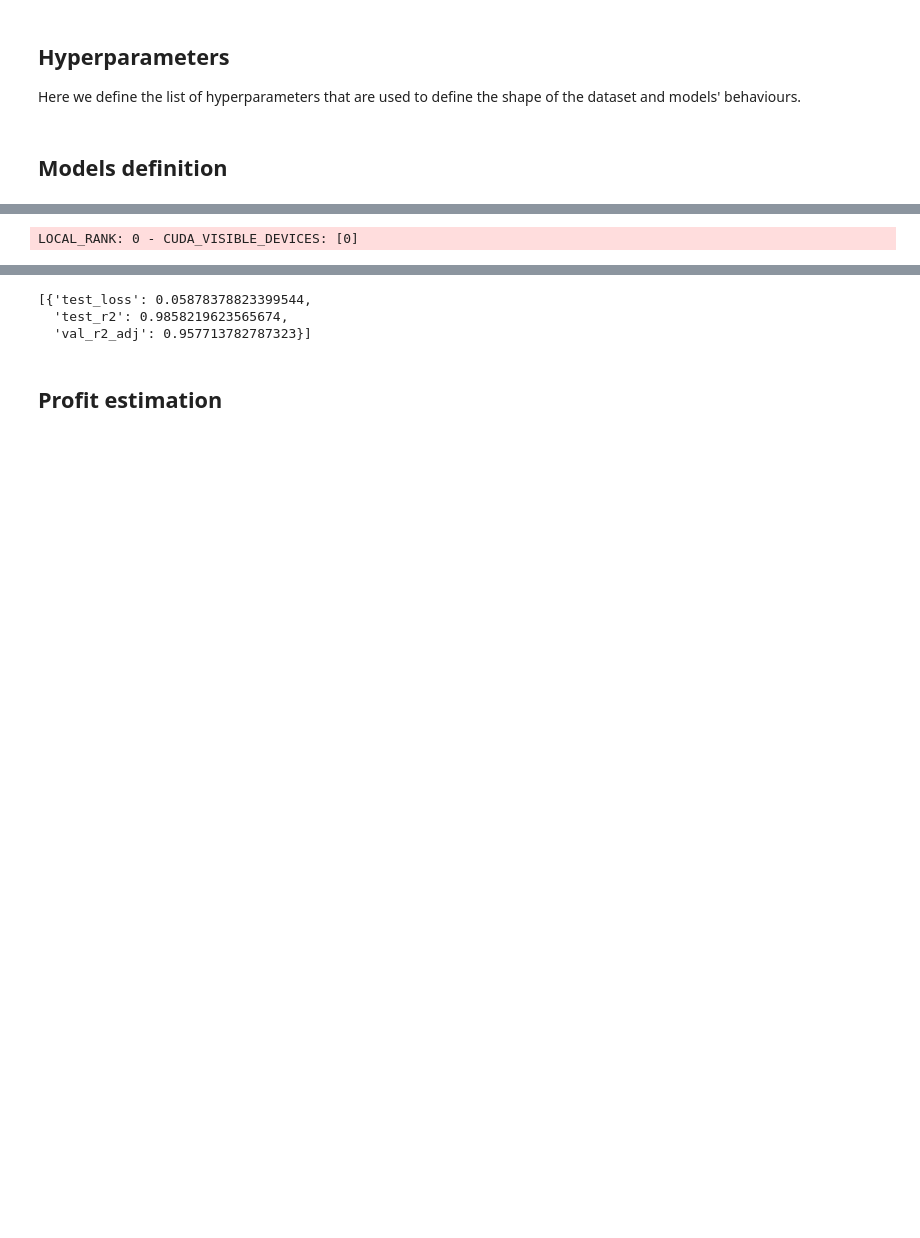
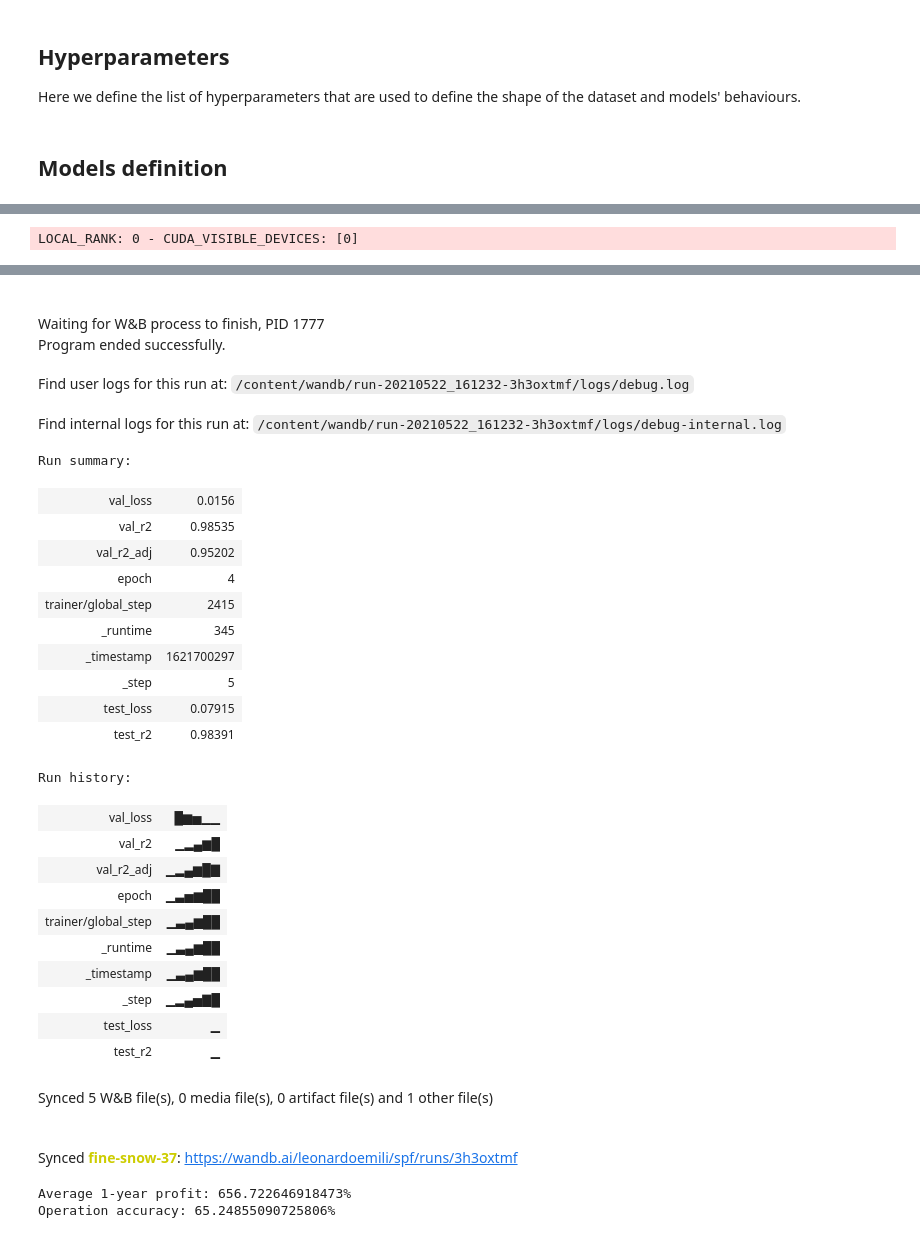
Before and after one commit to LeonardoEmili/stock-price-forecasting, a Jupyter notebook: forecasting.ipynb, the cells around one changed output, grey strips where cells are left out. Cells and saved outputs as stored; diff of their text form; code cells hidden in the pictures; blank space fills up the shorter version.

`````diff
--- a/forecasting.ipynb
+++ b/forecasting.ipynb
@@ -530,20 +553,39 @@ class SlidingWindowDataset(Dataset):
         # The list of features used for training
         columns = dfs[0].columns.drop('Date').tolist()
 
+        scalable_features = ['DE Ratio', 'Trailing P/E', 'Price/Sales', 'Price/Book',
+            'Profit Margin', 'Operating Margin', 'Return on Assets',
+            'Return on Equity', 'Revenue Per Share', 'Market Cap',
+            'Enterprise Value', 'PEG Ratio', 'Enterprise Value/Revenue',
+            'Enterprise Value/EBITDA', 'Revenue', 'Gross Profit', 'EBITDA',
+            'Net Income Avl to Common ', 'Diluted EPS', 'Earnings Growth',
+            'Revenue Growth', 'Total Cash', 'Total Cash Per Share', 'Total Debt',
+            'Current Ratio', 'Book Value Per Share', 'Cash Flow', 'Beta', 'Volume',
+            'Adjusted Close', 'SMA', 'RSI']
+
+        # Compute dataset statistics from the train split
+        train_data = pd.concat(train_split).drop('Date', axis=1)
+        mean_vec = train_data[scalable_features].mean()
+        std_vec = train_data[scalable_features].std()
+        target_idx = scalable_features.index(target_col)
+
         # Create train/val/test splits with sliding windows, dropping unused columns
-        train_data = pd.concat(train_split).drop('Date', axis=1).to_numpy()
+        #train_data = pd.concat(train_split).drop('Date', axis=1).to_numpy()
+        train_data[scalable_features] = (train_data[scalable_features] - mean_vec) / std_vec
         train_idxs = torch.cat(train_stack)
-        train_ds = cls(train_data, train_idxs, target_col_idx, columns)
+        train_ds = cls(train_data.to_numpy(), train_idxs, target_col_idx, columns)
 
-        val_data = pd.concat(val_split).drop('Date', axis=1).to_numpy()
+        val_data = pd.concat(val_split).drop('Date', axis=1)
+        val_data[scalable_features] = (val_data[scalable_features] - mean_vec) / std_vec
         val_idxs = torch.cat(val_stack)
-        val_ds = cls(val_data, val_idxs, target_col_idx, columns)
+        val_ds = cls(val_data.to_numpy(), val_idxs, target_col_idx, columns)
 
         test_idxs = torch.cat(test_stack)
-        test_data = pd.concat(test_split).drop('Date', axis=1).to_numpy()
-        test_ds = cls(test_data, test_idxs, target_col_idx, columns)
+        test_data = pd.concat(test_split).drop('Date', axis=1)
+        test_data[scalable_features] = (test_data[scalable_features] - mean_vec) / std_vec
+        test_ds = cls(test_data.to_numpy(), test_idxs, target_col_idx, columns)
 
-        return train_ds, val_ds, test_ds
+        return train_ds, val_ds, test_ds, (mean_vec[target_idx], std_vec[target_idx])
 
 class SlidingWindowDataModule(pl.LightningDataModule):
     def __init__(
@@ -571,7 +613,7 @@ class SlidingWindowDataModule(pl.LightningDataModule):
 The dataset can be created either locally on your pc from the dataframes. You can do it calling the ````from_dfs```` method, or loading a preprocessed dataset calling the ```from_files``` method and specifying the required paths.
 # %%
 # Preprocess the dataset using DataFrames
-train_ds, val_ds, test_ds = SlidingWindowDataset.from_dfs(dfs, window_size=20)
+train_ds, val_ds, test_ds, (price_mean, price_std) = SlidingWindowDataset.from_dfs(dfs, window_size=20)
 
 # Persist out the preprocessed dataset to reuse it later
 #ds.store()
@@ -650,10 +692,10 @@ class StockPriceRegressor(pl.LightningModule):
     def configure_optimizers(self):
         return torch.optim.SGD(self.parameters(), lr=self.hparams.lr)
 # %%
-#run = wandb.init(reinit=True, project='spf')
+run = wandb.init(reinit=True, project='spf')
 model = StockPriceRegressor(hparams)
 trainer = pl.Trainer(
- #   logger = WandbLogger(),
+    logger = WandbLogger(),
     log_every_n_steps = 1,
     gpus = 1 if torch.cuda.is_available() else 0,
     max_epochs = 5,
@@ -661,5 +703,8 @@ trainer = pl.Trainer(
 )
 trainer.fit(model, ds)
 trainer.test(model, ds.test_dataloader())
-#run.finish()
+run.finish()
+
+# A practical evaluation strategy based on profit estimation
+evaluate_trading_strategy(model.model, ds.test_dataloader(), len(dfs))
 # %% [output]
@@ -686,6 +736,31 @@ DATALOADER:0 TEST RESULTS
 --------------------------------------------------------------------------------
+Waiting for W&B process to finish, PID 1777
+Program ended successfully.
+Find user logs for this run at: /content/wandb/run-20210522_161232-3h3oxtmf/logs/debug.log
+Find internal logs for this run at: /content/wandb/run-20210522_161232-3h3oxtmf/logs/debug-internal.log
-[{'test_loss': 0.05878378823399544,
-  'test_r2': 0.9858219623565674,
-  'val_r2_adj': 0.957713782787323}]
+Run summary:
+| val_loss | 0.0156 |
+| val_r2 | 0.98535 |
+| val_r2_adj | 0.95202 |
+| epoch | 4 |
+| trainer/global_step | 2415 |
+| _runtime | 345 |
+| _timestamp | 1621700297 |
+| _step | 5 |
+| test_loss | 0.07915 |
+| test_r2 | 0.98391 |
+Run history:
+| val_loss | █▆▅▁▁ |
+| val_r2 | ▁▂▄▆█ |
+| val_r2_adj | ▁▂▄▆█▇ |
+| epoch | ▁▃▅▆██ |
+| trainer/global_step | ▁▃▄▆██ |
+| _runtime | ▁▃▄▆██ |
+| _timestamp | ▁▃▄▆██ |
+| _step | ▁▂▄▅▇█ |
+| test_loss | ▁ |
+| test_r2 | ▁ |
+Synced 5 W&B file(s), 0 media file(s), 0 artifact file(s) and 1 other file(s)
+Synced fine-snow-37: https://wandb.ai/leonardoemili/spf/runs/3h3oxtmf
+Average 1-year profit: 656.722646918473%
+Operation accuracy: 65.24855090725806%
-# %% [markdown]
-## Profit estimation
`````
Also changed, not shown: parts of 9 cells of this notebook.
